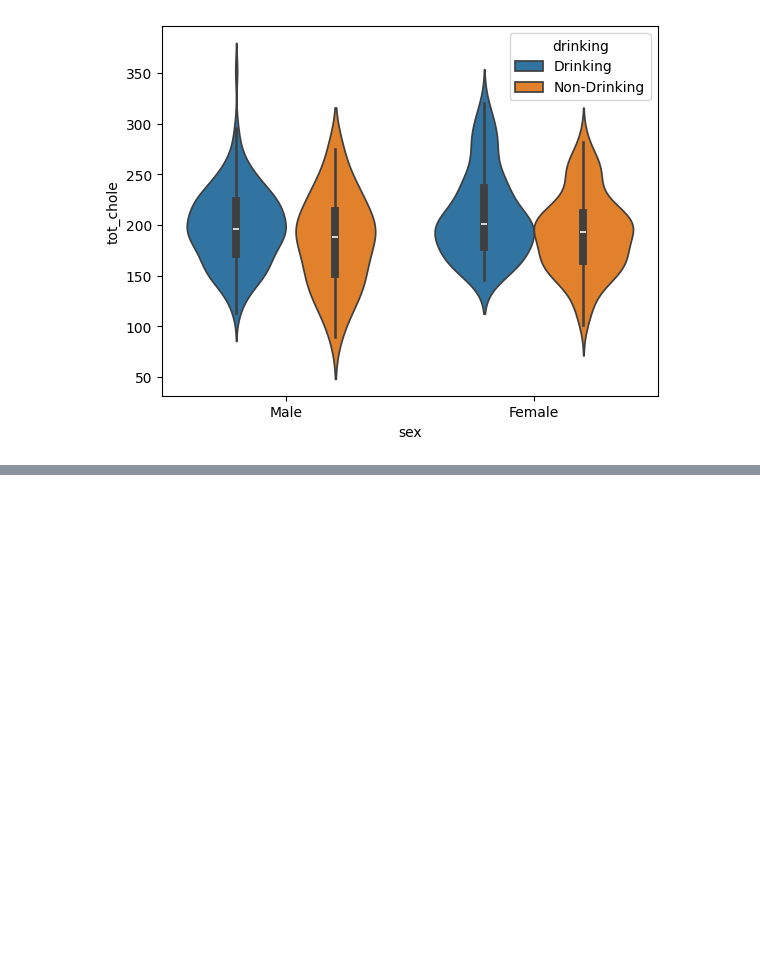
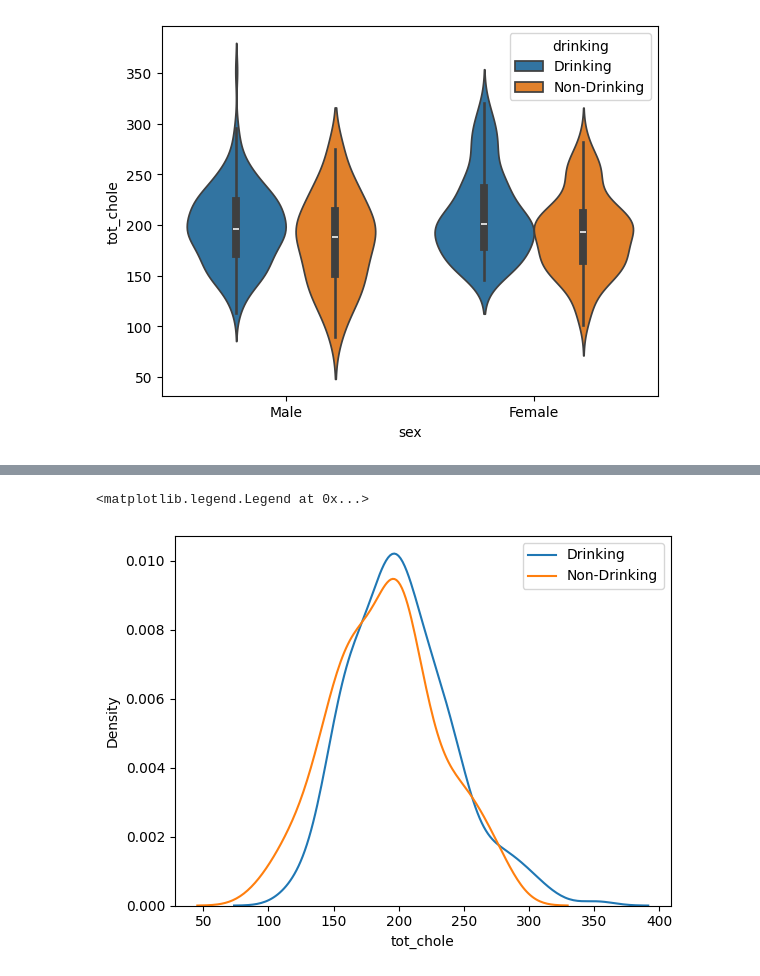
Before and after one commit to layla-focalors/AColab_Github_data_processing, a Jupyter notebook: HealthCare_Anayize.ipynb, the cells around one changed output, grey strips where cells are left out. Cells and saved outputs as stored; diff of their text form; code cells hidden in the pictures; blank space fills up the shorter version.

```diff
--- a/HealthCare_Anayize.ipynb
+++ b/HealthCare_Anayize.ipynb
@@ -904,0 +920,8 @@ sns.violinplot(x='sex', y='tot_chole', data=subset_sample, hue='drinking')
+# %%
+sns.kdeplot(subset_sample.loc[subset_sample['drinking'] == 'Drinking', 'tot_chole'], label='Drinking')
+sns.kdeplot(subset_sample.loc[subset_sample['drinking'] == 'Non-Drinking', 'tot_chole'], label='Non-Drinking')
+plt.legend()
+# 음주 하는 경우, 콜레스테롤이 많다라는 것을 알 수 있음!
+# %% [output]
+<matplotlib.legend.Legend at 0x...>
+[figure, added]
```
Also changed, not shown: parts of 3 cells of this notebook.
